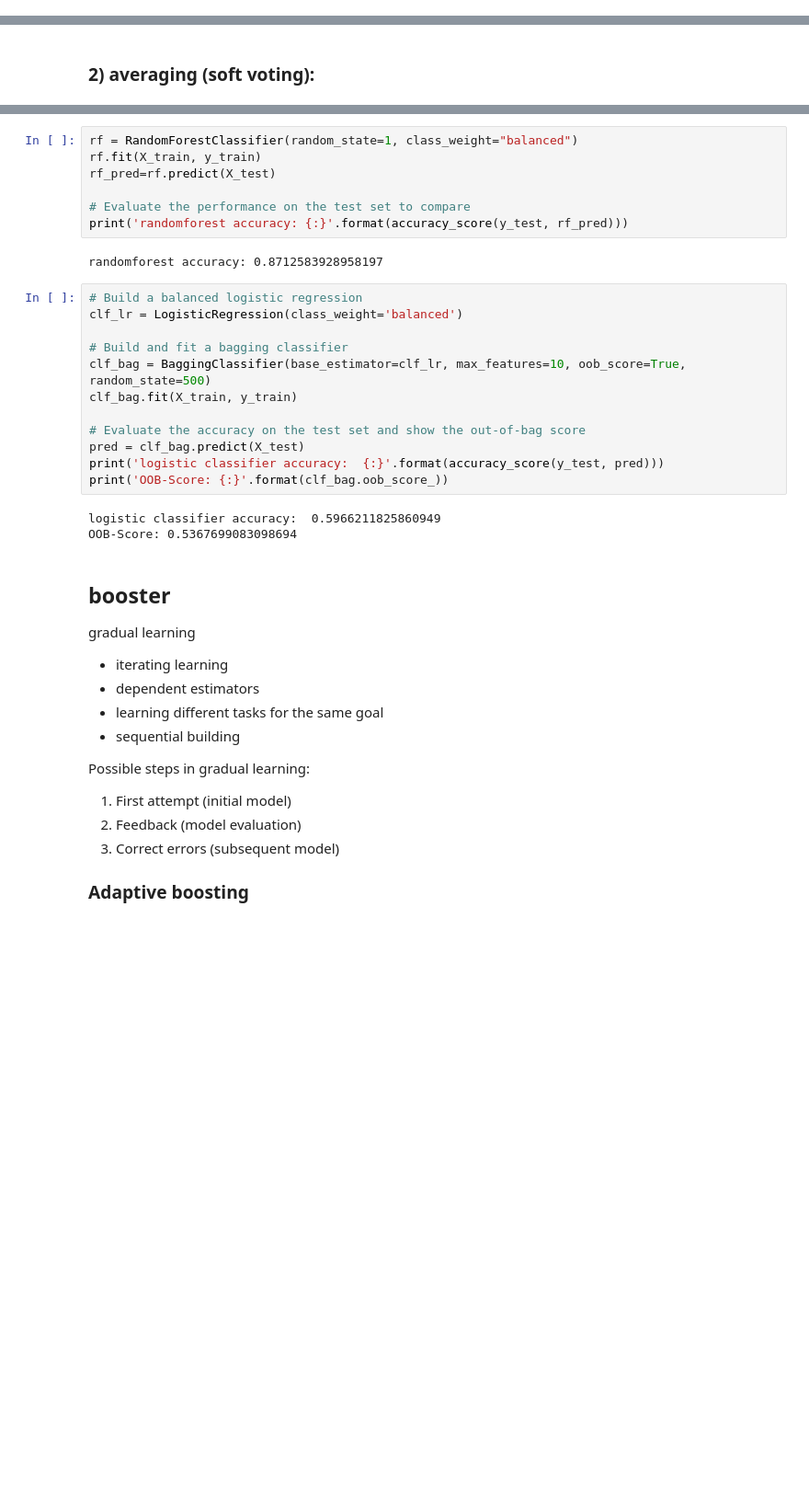
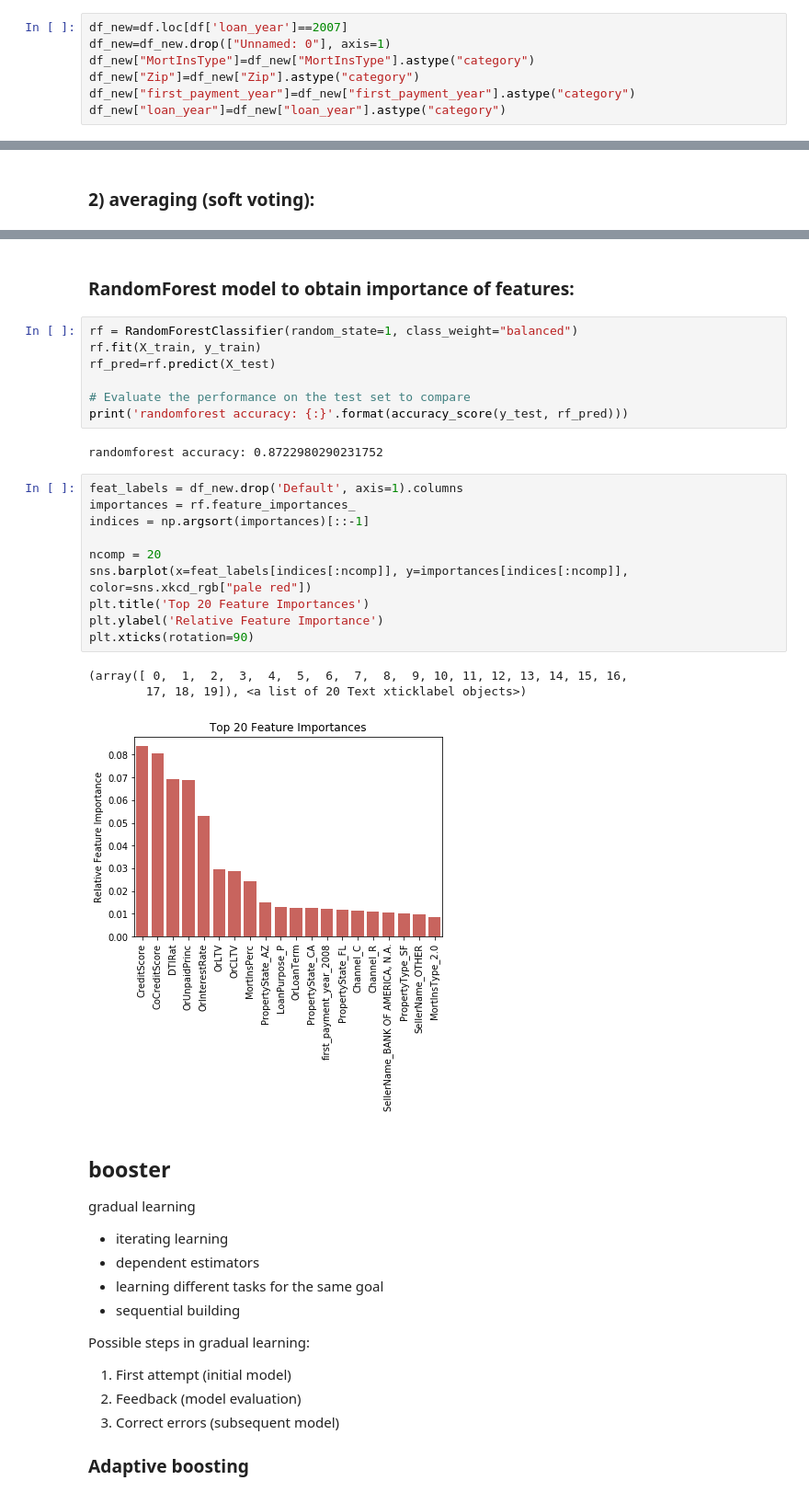
Before and after one commit to YD-Qi/Fannie-Mae-Loan-Project, a Jupyter notebook: Predict default.ipynb, the cells around one changed output, grey strips where cells are left out. Shown at 92% size. Saved outputs shown, nothing was run; the diff lists cells and outputs as text; blank space fills up the shorter version.

```diff
--- a/Predict default.ipynb
+++ b/Predict default.ipynb
@@ -95,0 +64,7 @@ df_new=df.loc[df['loan_year']==2007]
+# %%
+df_new=df.loc[df['loan_year']==2007]
+df_new=df_new.drop(["Unnamed: 0"], axis=1)
+df_new["MortInsType"]=df_new["MortInsType"].astype("category")
+df_new["Zip"]=df_new["Zip"].astype("category")
+df_new["first_payment_year"]=df_new["first_payment_year"].astype("category")
+df_new["loan_year"]=df_new["loan_year"].astype("category")
@@ -279,3 +261,5 @@ decision tree bagging accuracy score: 0.8735109378384233
+# %% [markdown]
+### RandomForest model to obtain importance of features:
 # %%
 rf = RandomForestClassifier(random_state=1, class_weight="balanced")
 rf.fit(X_train, y_train)
@@ -284,22 +268,21 @@ rf_pred=rf.predict(X_test)
 # Evaluate the performance on the test set to compare
 print('randomforest accuracy: {:}'.format(accuracy_score(y_test, rf_pred)))
 # %% [output]
-randomforest accuracy: 0.8712583928958197
+randomforest accuracy: 0.8722980290231752
-# %%
-# Build a balanced logistic regression
-clf_lr = LogisticRegression(class_weight='balanced')
-
-# Build and fit a bagging classifier
-clf_bag = BaggingClassifier(base_estimator=clf_lr, max_features=10, oob_score=True, random_state=500)
-clf_bag.fit(X_train, y_train)
-
-# Evaluate the accuracy on the test set and show the out-of-bag score
-pred = clf_bag.predict(X_test)
-print('logistic classifier accuracy:  {:}'.format(accuracy_score(y_test, pred)))
-print('OOB-Score: {:}'.format(clf_bag.oob_score_))
-# %% [output]
-logistic classifier accuracy:  0.5966211825860949
-OOB-Score: 0.5367699083098694
+# %%
+feat_labels = df_new.drop('Default', axis=1).columns
+importances = rf.feature_importances_
+indices = np.argsort(importances)[::-1]
+
+ncomp = 20
+sns.barplot(x=feat_labels[indices[:ncomp]], y=importances[indices[:ncomp]], color=sns.xkcd_rgb["pale red"])
+plt.title('Top 20 Feature Importances')
+plt.ylabel('Relative Feature Importance')
+plt.xticks(rotation=90)
+# %% [output]
+(array([ 0,  1,  2,  3,  4,  5,  6,  7,  8,  9, 10, 11, 12, 13, 14, 15, 16,
+        17, 18, 19]), <a list of 20 Text xticklabel objects>)
+[figure, added]
 # %% [markdown]
 ## booster
 gradual learning
```
Also changed, not shown: parts of 14 cells of this notebook, 2 other files.
